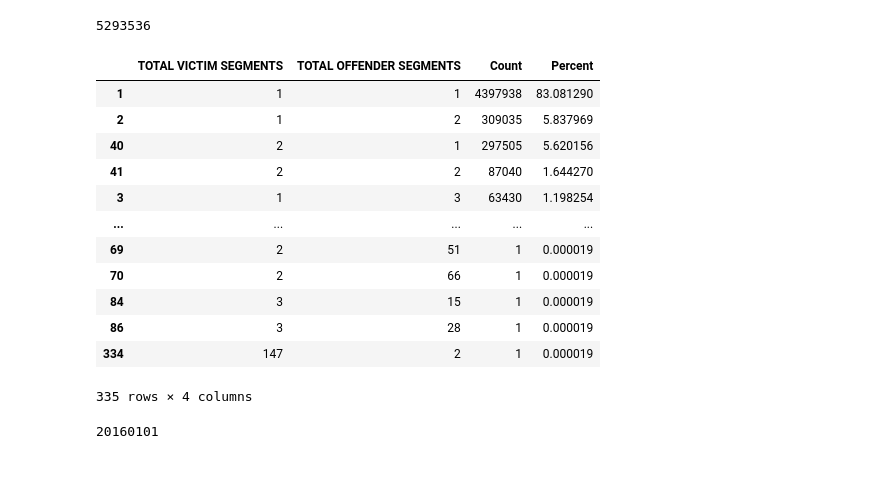
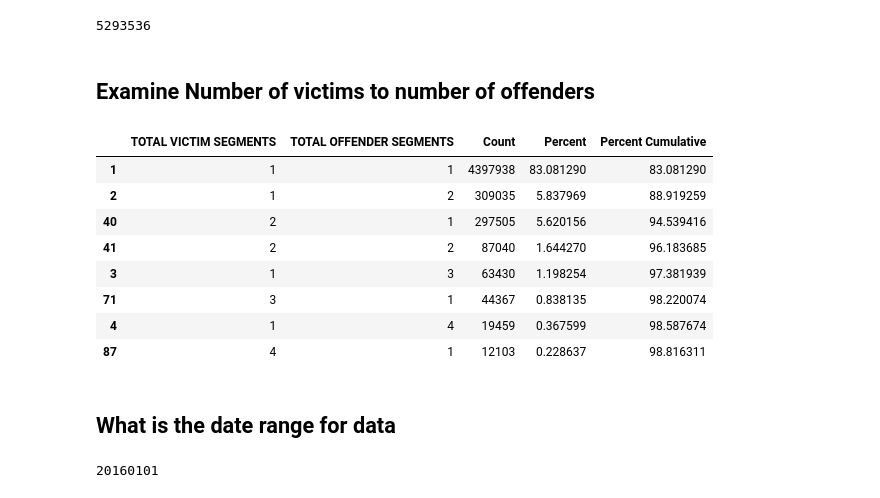
Before and after one commit to castle8080/violence_research, a Jupyter notebook: nat_incident_data.ipynb, the cells around one changed output. Drawn from its saved outputs; the diff is of its cells as text; code cells hidden in the pictures; blank space fills up the shorter version.

```diff
--- a/nat_incident_data.ipynb
+++ b/nat_incident_data.ipynb
@@ -74,3 +77,31 @@ fields
+# %%
+filename_re = re.compile(r"(.*)\.txt$")
+code_line_re = re.compile(r"^(-?[\d\.]+)\s+(.+)")
+
+def read_code_file(code_file):
+    codes = {}
+    with open(code_file, "r") as fh:
+        for line in fh:
+            line = line.strip()
+            m = code_line_re.match(line)
+            if m:
+                codes[float(m.group(1))] = m.group(2)
+    return codes
+
+def read_codes_dir(codes_dir):
+    field_codes = {}
+    for f in os.listdir(codes_dir):
+        m = filename_re.match(f)
+        if m:
+            var_name = m.group(1)
+            codes = read_code_file(codes_dir + "/" + f)
+            field_codes[var_name] = codes
+    return field_codes
+
+def get_code_values(codes, values):
+    return values.apply(codes.get)
+
+field_codes = read_codes_dir("codes")
 # %% [markdown]
 ## Extract the raw data
 
@@ -107,6 +144,8 @@ incident_data.columns = [fields[c] for c in fields_to_pull]
 len(incident_data)
 # %% [output]
 5293536
+# %% [markdown]
+## Examine Number of victims to number of offenders
 # %%
 # 83% are 1 victim to 1 offender.
 
@@ -118,21 +157,21 @@ victim_to_offender_counts = (incident_data
     .sort_values(by='Count', ascending=False)
 )
 victim_to_offender_counts['Percent'] = 100.0 * victim_to_offender_counts.Count / victim_to_offender_counts.Count.sum()
-victim_to_offender_counts
+victim_to_offender_counts['Percent Cumulative'] = victim_to_offender_counts['Percent'].cumsum()
-# %% [output]
-|  | TOTAL VICTIM SEGMENTS | TOTAL OFFENDER SEGMENTS | Count | Percent |
-| 1 | 1 | 1 | 4397938 | 83.081290 |
-| 2 | 1 | 2 | 309035 | 5.837969 |
-| 40 | 2 | 1 | 297505 | 5.620156 |
-| 41 | 2 | 2 | 87040 | 1.644270 |
-| 3 | 1 | 3 | 63430 | 1.198254 |
-| ... | ... | ... | ... | ... |
-| 69 | 2 | 51 | 1 | 0.000019 |
-| 70 | 2 | 66 | 1 | 0.000019 |
-| 84 | 3 | 15 | 1 | 0.000019 |
-| 86 | 3 | 28 | 1 | 0.000019 |
-| 334 | 147 | 2 | 1 | 0.000019 |
-335 rows × 4 columns
+# %%
+victim_to_offender_counts[victim_to_offender_counts['Percent Cumulative'] <= 99]
+# %% [output]
+|  | TOTAL VICTIM SEGMENTS | TOTAL OFFENDER SEGMENTS | Count | Percent | Percent Cumulative |
+| 1 | 1 | 1 | 4397938 | 83.081290 | 83.081290 |
+| 2 | 1 | 2 | 309035 | 5.837969 | 88.919259 |
+| 40 | 2 | 1 | 297505 | 5.620156 | 94.539416 |
+| 41 | 2 | 2 | 87040 | 1.644270 | 96.183685 |
+| 3 | 1 | 3 | 63430 | 1.198254 | 97.381939 |
+| 71 | 3 | 1 | 44367 | 0.838135 | 98.220074 |
+| 4 | 1 | 4 | 19459 | 0.367599 | 98.587674 |
+| 87 | 4 | 1 | 12103 | 0.228637 | 98.816311 |
+# %% [markdown]
+## What is the date range for data
 # %%
 incident_data["INCIDENT DATE"].min()
 # %% [output]
```
Also changed, not shown: parts of 13 cells of this notebook, 3 other files.
